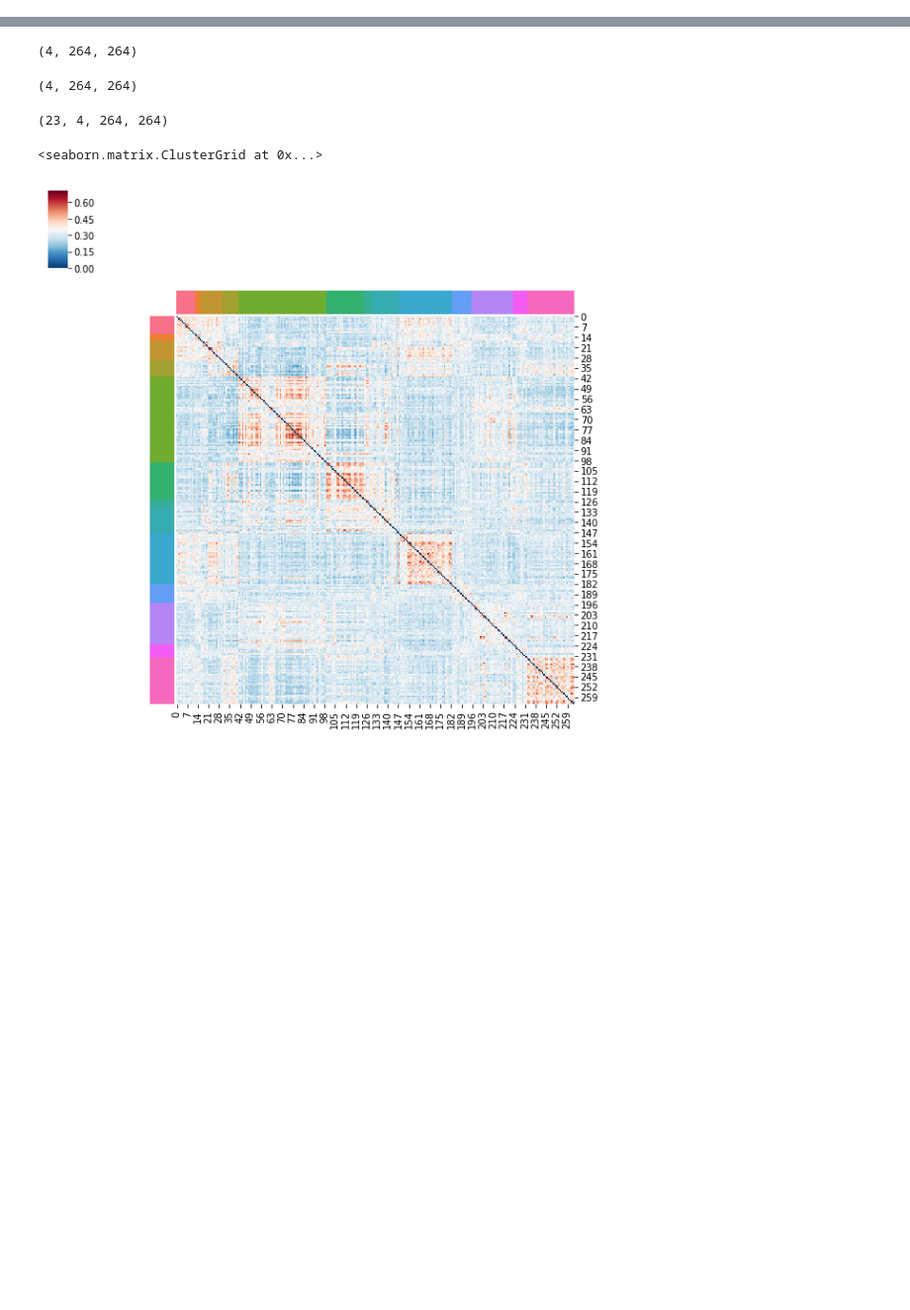
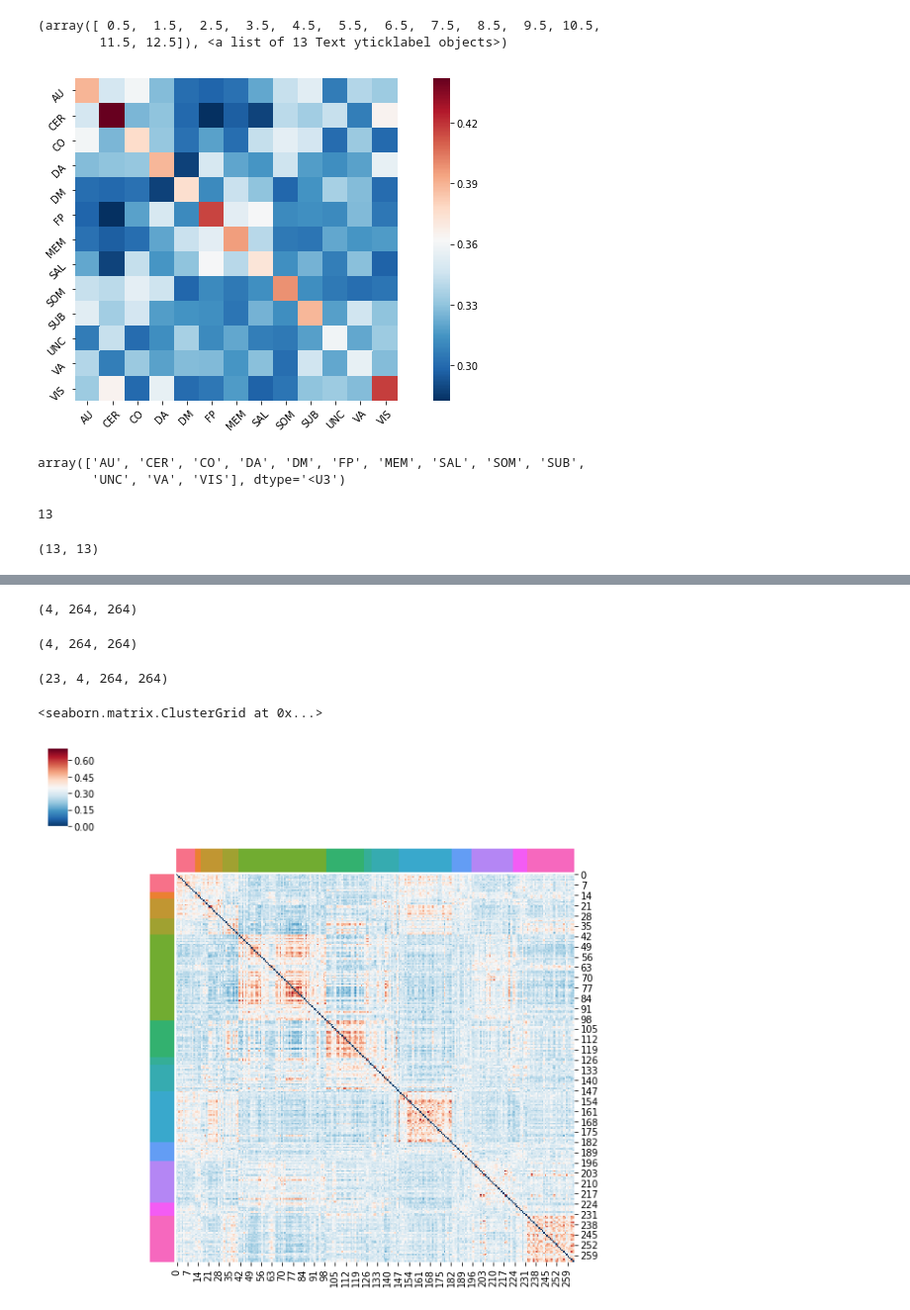
Before and after one commit to kbonna/LearningBrain_networks, a Jupyter notebook: notebooks/LB-08_allegiance_matrices_plotting.ipynb, the cells around one changed output, grey strips where cells are left out. Shown at 99% size. Drawn from its saved outputs; the diff is of its cells as text; code cells hidden in the pictures; blank space fills up the shorter version.

```diff
--- a/notebooks/LB-08_allegiance_matrices_plotting.ipynb
+++ b/notebooks/LB-08_allegiance_matrices_plotting.ipynb
@@ -137,0 +113,18 @@ con_vector = control['group'].values
+# %%
+plt.figure(figsize=(13,6))
+g = sns.heatmap(x[0,:,:], yticklabels = np.unique(modules), xticklabels = np.unique(modules), square = True, cmap = "RdBu_r")
+plt.xticks(rotation=45)
+plt.yticks(rotation=45)
+# %% [output]
+(array([ 0.5,  1.5,  2.5,  3.5,  4.5,  5.5,  6.5,  7.5,  8.5,  9.5, 10.5,
+        11.5, 12.5]), <a list of 13 Text yticklabel objects>)
+[figure, added]
+# %%
+np.unique(modules)
+# %% [output]
+array(['AU', 'CER', 'CO', 'DA', 'DM', 'FP', 'MEM', 'SAL', 'SOM', 'SUB',
+       'UNC', 'VA', 'VIS'], dtype='<U3')
+# %%
+np.size(dummy_networks,1)
+# %% [output]
+13
@@ -137,0 +134,4 @@ con_vector = control['group'].values
+# %%
+y.shape
+# %% [output]
+(13, 13)
```
Also changed, not shown: parts of 46 cells of this notebook, 4 other files.
